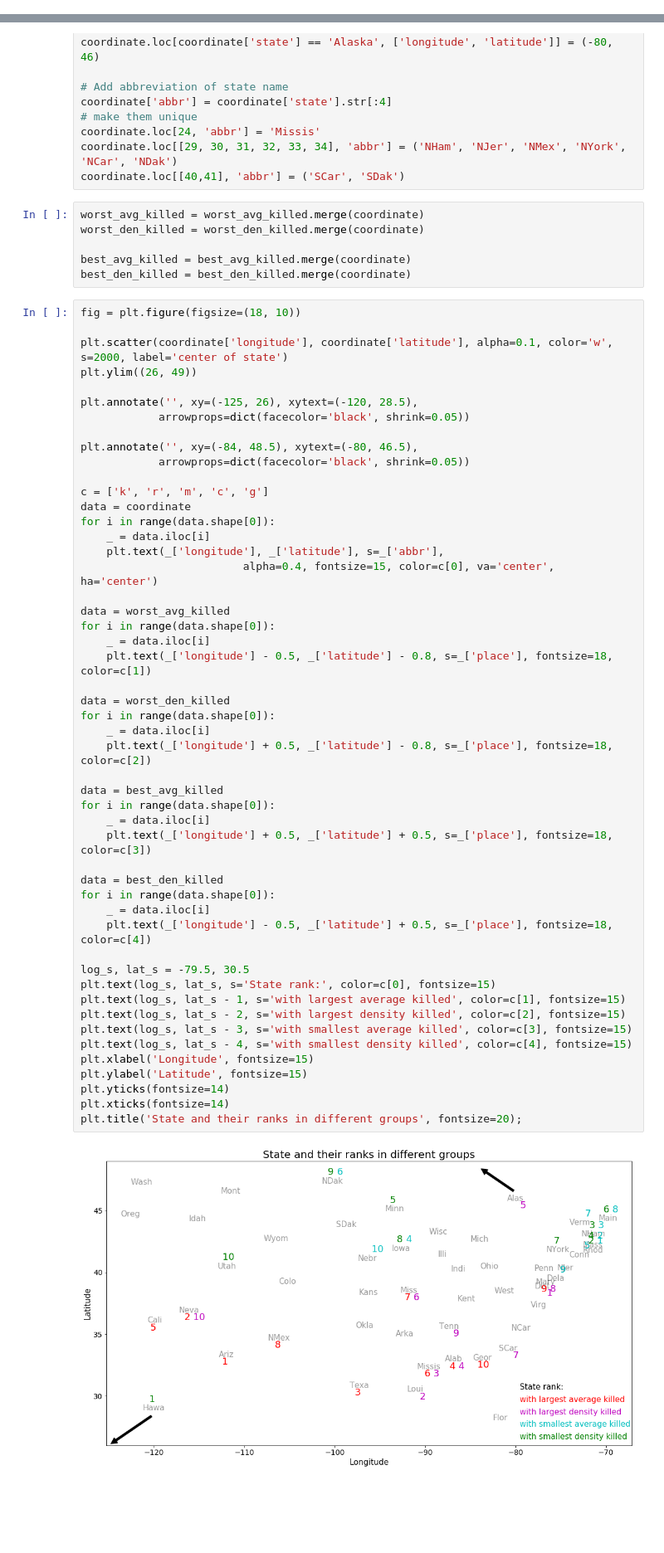
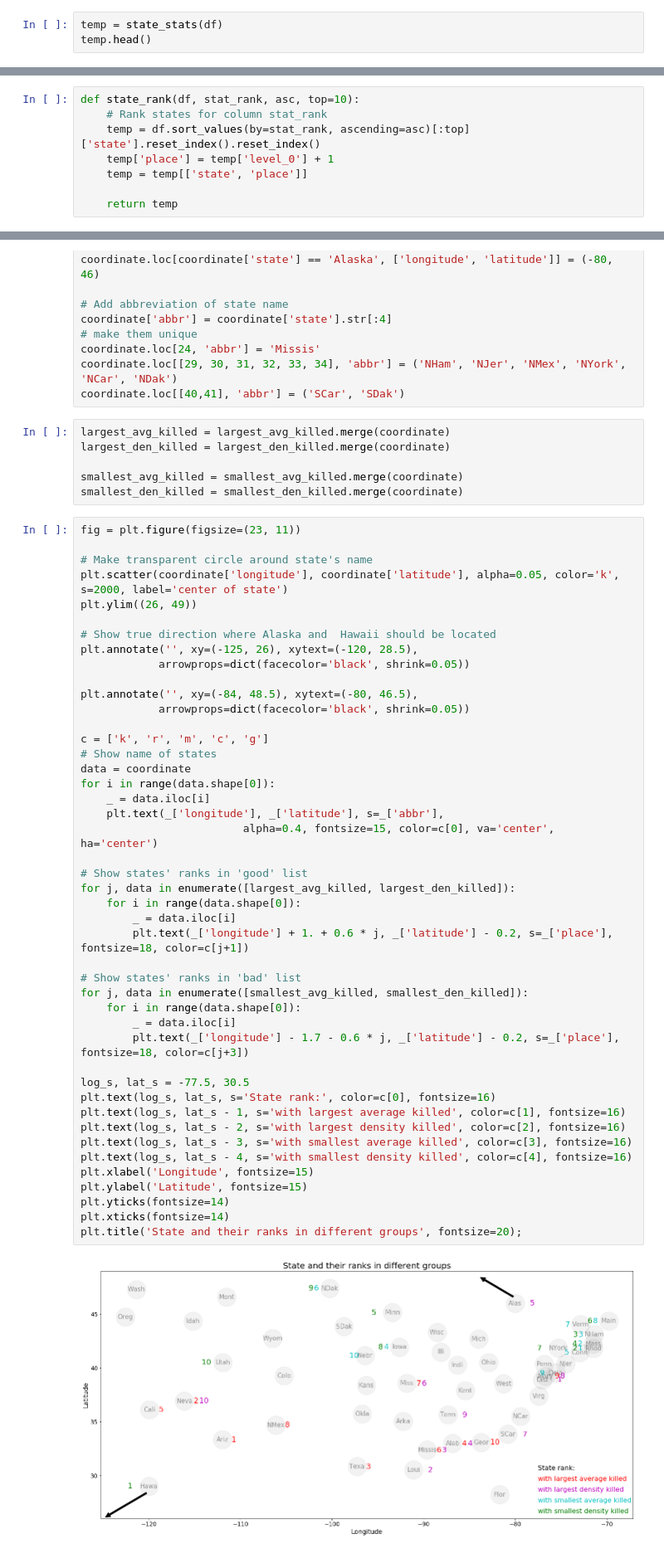
Before and after one commit to belkasanek/eda-gun-violence, a Jupyter notebook: gun_violence_eda.ipynb, the cells around one changed output, grey strips where cells are left out. Shown at 83% size. Drawn from its saved outputs; the diff is of its cells as text; blank space fills up the shorter version.

```diff
--- a/gun_violence_eda.ipynb
+++ b/gun_violence_eda.ipynb
@@ -878,0 +845,3 @@ temp.head()
+# %%
+temp = state_stats(df)
+temp.head()
@@ -879,3 +855,11 @@ temp.head()
+# %%
+def state_rank(df, stat_rank, asc, top=10):
+    # Rank states for column stat_rank
+    temp = df.sort_values(by=stat_rank, ascending=asc)[:top]['state'].reset_index().reset_index()
+    temp['place'] = temp['level_0'] + 1
+    temp = temp[['state', 'place']]
+
+    return temp
 # %%
 # Rank states for columns, such as average amount of killed in incident and e.t.c.
 top = 10
@@ -910,60 +884,55 @@ coordinate.loc[24, 'abbr'] = 'Missis'
 coordinate.loc[[29, 30, 31, 32, 33, 34], 'abbr'] = ('NHam', 'NJer', 'NMex', 'NYork', 'NCar', 'NDak')
 coordinate.loc[[40,41], 'abbr'] = ('SCar', 'SDak')
 # %%
-worst_avg_killed = worst_avg_killed.merge(coordinate)
-worst_den_killed = worst_den_killed.merge(coordinate)
+largest_avg_killed = largest_avg_killed.merge(coordinate)
+largest_den_killed = largest_den_killed.merge(coordinate)
 
-best_avg_killed = best_avg_killed.merge(coordinate)
-best_den_killed = best_den_killed.merge(coordinate)
+smallest_avg_killed = smallest_avg_killed.merge(coordinate)
+smallest_den_killed = smallest_den_killed.merge(coordinate)
 # %%
-fig = plt.figure(figsize=(18, 10))
+fig = plt.figure(figsize=(23, 11))
 
-plt.scatter(coordinate['longitude'], coordinate['latitude'], alpha=0.1, color='w', s=2000, label='center of state')
+# Make transparent circle around state's name
+plt.scatter(coordinate['longitude'], coordinate['latitude'], alpha=0.05, color='k', s=2000, label='center of state')
 plt.ylim((26, 49))
 
+# Show true direction where Alaska and  Hawaii should be located
 plt.annotate('', xy=(-125, 26), xytext=(-120, 28.5),
             arrowprops=dict(facecolor='black', shrink=0.05))
 
 plt.annotate('', xy=(-84, 48.5), xytext=(-80, 46.5),
             arrowprops=dict(facecolor='black', shrink=0.05))
 
 c = ['k', 'r', 'm', 'c', 'g']
+# Show name of states
 data = coordinate
 for i in range(data.shape[0]):
     _ = data.iloc[i]
     plt.text(_['longitude'], _['latitude'], s=_['abbr'],
                          alpha=0.4, fontsize=15, color=c[0], va='center', ha='center')
 
-data = worst_avg_killed
-for i in range(data.shape[0]):
-    _ = data.iloc[i]
-    plt.text(_['longitude'] - 0.5, _['latitude'] - 0.8, s=_['place'], fontsize=18, color=c[1])
+# Show states' ranks in 'good' list
+for j, data in enumerate([largest_avg_killed, largest_den_killed]):
+    for i in range(data.shape[0]):
+        _ = data.iloc[i]
+        plt.text(_['longitude'] + 1. + 0.6 * j, _['latitude'] - 0.2, s=_['place'], fontsize=18, color=c[j+1])
 
-data = worst_den_killed
-for i in range(data.shape[0]):
-    _ = data.iloc[i]
-    plt.text(_['longitude'] + 0.5, _['latitude'] - 0.8, s=_['place'], fontsize=18, color=c[2])
+# Show states' ranks in 'bad' list
+for j, data in enumerate([smallest_avg_killed, smallest_den_killed]):
+    for i in range(data.shape[0]):
+        _ = data.iloc[i]
+        plt.text(_['longitude'] - 1.7 - 0.6 * j, _['latitude'] - 0.2, s=_['place'], fontsize=18, color=c[j+3])
 
-data = best_avg_killed
-for i in range(data.shape[0]):
-    _ = data.iloc[i]
-    plt.text(_['longitude'] + 0.5, _['latitude'] + 0.5, s=_['place'], fontsize=18, color=c[3])
-
-data = best_den_killed
-for i in range(data.shape[0]):
-    _ = data.iloc[i]
-    plt.text(_['longitude'] - 0.5, _['latitude'] + 0.5, s=_['place'], fontsize=18, color=c[4])
-
-log_s, lat_s = -79.5, 30.5
-plt.text(log_s, lat_s, s='State rank:', color=c[0], fontsize=15)
-plt.text(log_s, lat_s - 1, s='with largest average killed', color=c[1], fontsize=15)
-plt.text(log_s, lat_s - 2, s='with largest density killed', color=c[2], fontsize=15)
-plt.text(log_s, lat_s - 3, s='with smallest average killed', color=c[3], fontsize=15)
-plt.text(log_s, lat_s - 4, s='with smallest density killed', color=c[4], fontsize=15)
+log_s, lat_s = -77.5, 30.5
+plt.text(log_s, lat_s, s='State rank:', color=c[0], fontsize=16)
+plt.text(log_s, lat_s - 1, s='with largest average killed', color=c[1], fontsize=16)
+plt.text(log_s, lat_s - 2, s='with largest density killed', color=c[2], fontsize=16)
+plt.text(log_s, lat_s - 3, s='with smallest average killed', color=c[3], fontsize=16)
+plt.text(log_s, lat_s - 4, s='with smallest density killed', color=c[4], fontsize=16)
 plt.xlabel('Longitude', fontsize=15)
 plt.ylabel('Latitude', fontsize=15)
 plt.yticks(fontsize=14)
 plt.xticks(fontsize=14)
 plt.title('State and their ranks in different groups', fontsize=20);
 # %% [output]
-[figure, old version]
+[figure, new version]
```
Also changed, not shown: parts of 15 cells of this notebook.
